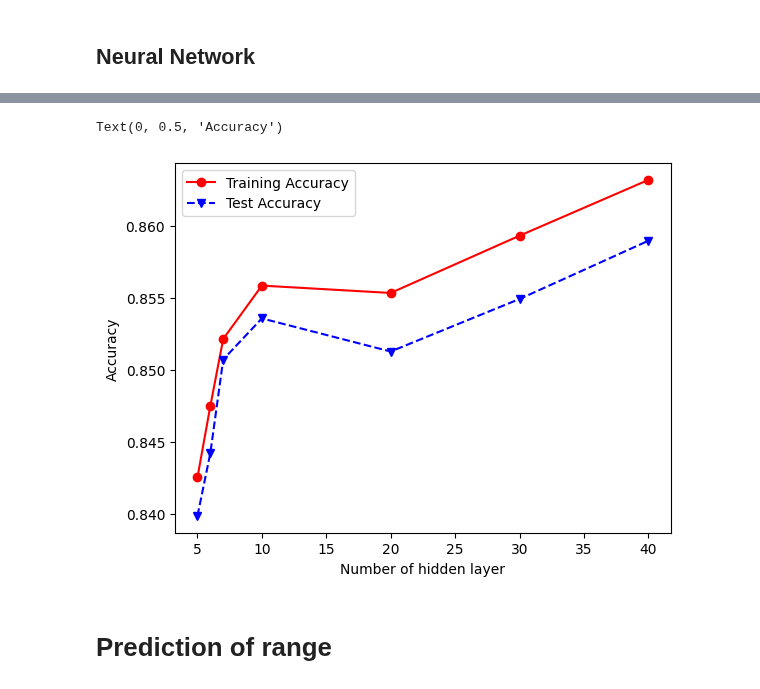
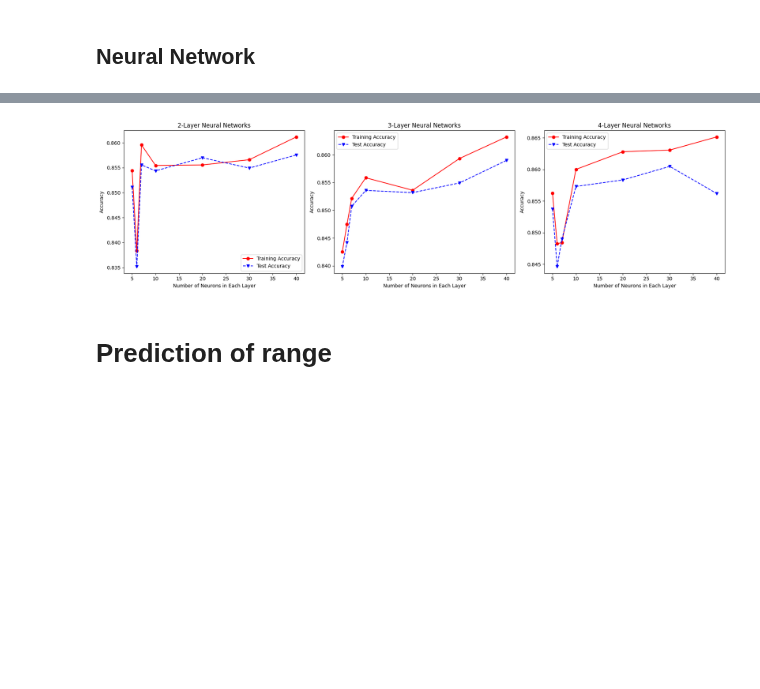
Before and after one commit to jl-sit-cs/CSC3105-DataAnalytics, a Jupyter notebook: Project/code/DataMining.ipynb, the cells around one changed output, grey strips where cells are left out. Drawn from its saved outputs; the diff is of its cells as text; code cells hidden in the pictures; blank space fills up the shorter version.

```diff
--- a/Project/code/DataMining.ipynb
+++ b/Project/code/DataMining.ipynb
@@ -174,26 +174,70 @@ k=50, Training Accuracy: 0.7685, Test Accuracy: 0.7650
 # %% [markdown]
 ## Neural Network
 # %%
-hidden_layer_sizes = [(5,5,5), (6,6,6), (7,7,7),(10,10,10), (20,20,20), (30,30,30), (40,40,40)]
+hidden_layer_sizes = [
+    (5, 5), (6, 6), (7, 7), (10, 10), (20, 20), (30, 30), (40, 40),  # 2 layers
+    (5, 5, 5), (6, 6, 6), (7, 7, 7), (10, 10, 10), (20, 20, 10), (30, 30, 30), (40, 40, 40),  # 3 layers
+    (5, 5, 5, 5), (6, 6, 6, 6), (7, 7, 7, 7), (10, 10, 10, 10), (20, 20, 20, 20), (30, 30, 30, 30), (40, 40, 40, 40)  # 4 layers
+]
+
+# Initialize lists for storing accuracy
 trainAcc = []
 testAcc = []
 
 for k in hidden_layer_sizes:
-    clf6 = MLPClassifier(solver='adam',hidden_layer_sizes=k, learning_rate_init= 0.0005, activation='relu', random_state=1,max_iter=2000, batch_size=32)
-# Train the model on the training data
+    clf6 = MLPClassifier(solver='adam', hidden_layer_sizes=k, learning_rate_init=0.0005,
+                         activation='relu', random_state=1, max_iter=2000, batch_size=32)
+
+    # Train model
     clf6.fit(X_train, y_train)
-# Make predictions using the trained model
+
+    # Predictions
     Y_predTrain = clf6.predict(X_train)
     Y_predTest = clf6.predict(X_test)
-# Calculate the accuracy of the model
+
+    # Store accuracy
     trainAcc.append(accuracy_score(y_train, Y_predTrain))
     testAcc.append(accuracy_score(y_test, Y_predTest))
-    print(f'hidden_layer_sizes={k}, Training Accuracy: {accuracy_score(y_train, Y_predTrain):.4f}, Test Accuracy: {accuracy_score(y_test, Y_predTest):.4f}')
 
-hidden_layer_size=[x[0] for x in hidden_layer_sizes]
-# Plot data for visualization
-plt.plot(hidden_layer_size, trainAcc, 'ro-', hidden_layer_size, testAcc,'bv--')
-plt.legend(['Training Accuracy','Test Accuracy'])
-plt.xlabel('Number of hidden layer')
-plt.ylabel('Accuracy')
+    print(f'hidden_layer_sizes={k}, Training Accuracy: {trainAcc[-1]:.4f}, Test Accuracy: {testAcc[-1]:.4f}')
+
+# Split results based on layer size
+layer_2 = [size[0] for size in hidden_layer_sizes if len(size) == 2]
+train_2 = [trainAcc[i] for i in range(len(hidden_layer_sizes)) if len(hidden_layer_sizes[i]) == 2]
+test_2 = [testAcc[i] for i in range(len(hidden_layer_sizes)) if len(hidden_layer_sizes[i]) == 2]
+
+layer_3 = [size[0] for size in hidden_layer_sizes if len(size) == 3]
+train_3 = [trainAcc[i] for i in range(len(hidden_layer_sizes)) if len(hidden_layer_sizes[i]) == 3]
+test_3 = [testAcc[i] for i in range(len(hidden_layer_sizes)) if len(hidden_layer_sizes[i]) == 3]
+
+layer_4 = [size[0] for size in hidden_layer_sizes if len(size) == 4]
+train_4 = [trainAcc[i] for i in range(len(hidden_layer_sizes)) if len(hidden_layer_sizes[i]) == 4]
+test_4 = [testAcc[i] for i in range(len(hidden_layer_sizes)) if len(hidden_layer_sizes[i]) == 4]
+
+# Plot
+fig, axes = plt.subplots(1, 3, figsize=(18, 5))
+
+axes[0].plot(layer_2, train_2, 'ro-', label='Training Accuracy')
+axes[0].plot(layer_2, test_2, 'bv--', label='Test Accuracy')
+axes[0].set_title('2-Layer Neural Networks')
+axes[0].set_xlabel('Number of Neurons in Each Layer')
+axes[0].set_ylabel('Accuracy')
+axes[0].legend()
+
+axes[1].plot(layer_3, train_3, 'ro-', label='Training Accuracy')
+axes[1].plot(layer_3, test_3, 'bv--', label='Test Accuracy')
+axes[1].set_title('3-Layer Neural Networks')
+axes[1].set_xlabel('Number of Neurons in Each Layer')
+axes[1].set_ylabel('Accuracy')
+axes[1].legend()
+
+axes[2].plot(layer_4, train_4, 'ro-', label='Training Accuracy')
+axes[2].plot(layer_4, test_4, 'bv--', label='Test Accuracy')
+axes[2].set_title('4-Layer Neural Networks')
+axes[2].set_xlabel('Number of Neurons in Each Layer')
+axes[2].set_ylabel('Accuracy')
+axes[2].legend()
+
+plt.tight_layout()
+plt.show()
 # %% [output]
@@ -207,5 +261,4 @@ hidden_layer_sizes=(40, 40, 40), Training Accuracy: 0.8632, Test Accuracy: 0.859
-Text(0, 0.5, 'Accuracy')
-[figure, old version]
+[figure, new version]
 # %% [markdown]
 # Prediction of range
 # %% [markdown]
```
Also changed, not shown: parts of 1 cell of this notebook.
